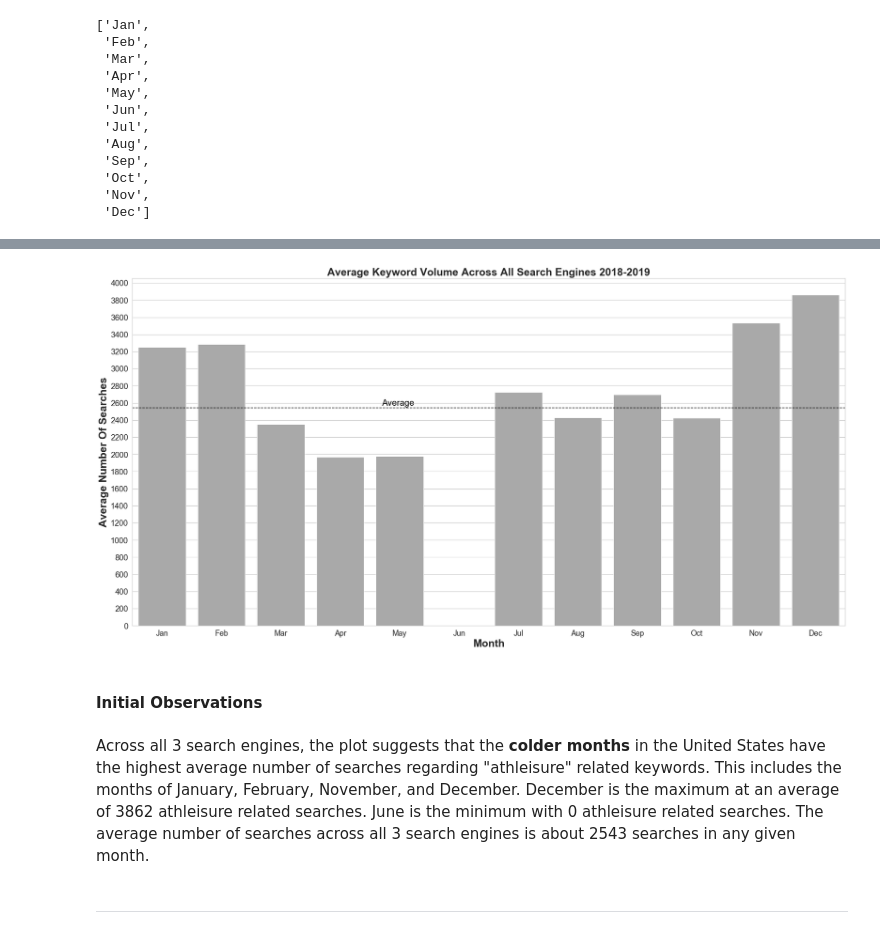
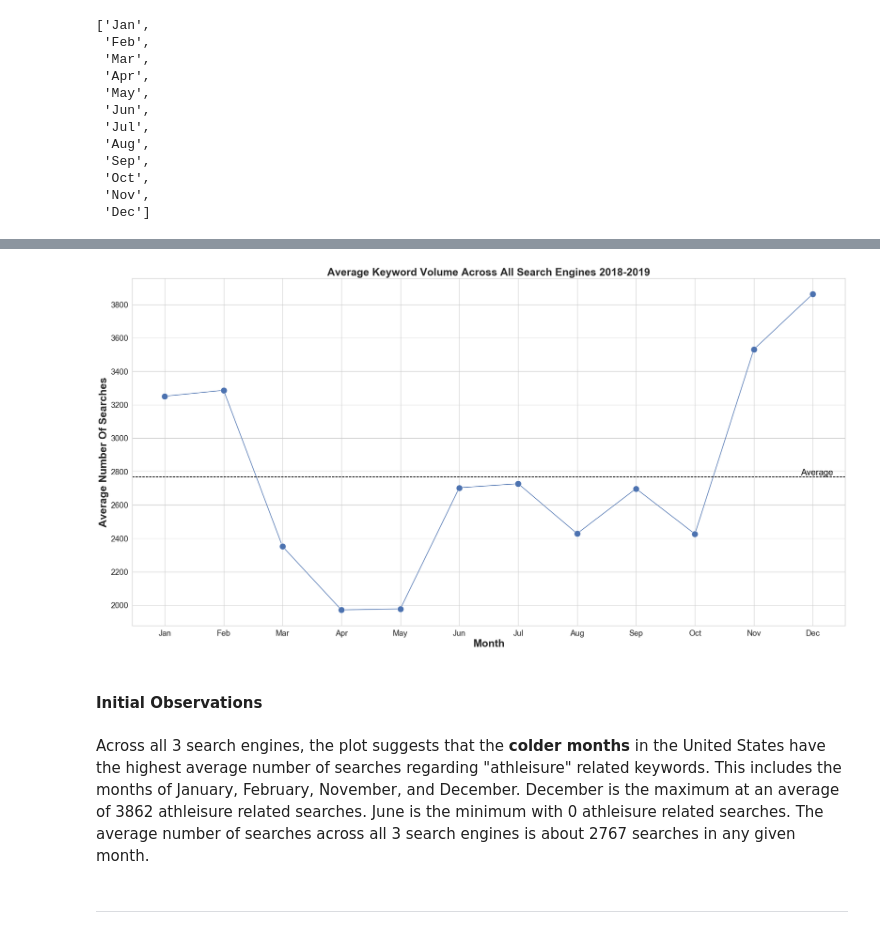
Before and after one commit to alexwcheng/athleisure-advertising, a Jupyter notebook: jupyter_notebook/Exploratory Data Analysis.ipynb, the cells around one changed output, grey strips where cells are left out. Saved outputs shown, nothing was run; the diff lists cells and outputs as text; code cells hidden in the pictures.

```diff
--- a/jupyter_notebook/Exploratory Data Analysis.ipynb
+++ b/jupyter_notebook/Exploratory Data Analysis.ipynb
@@ -105,0 +125,14 @@ Between the 3 search engines, <b>Google clearly has the vastest total U.S. searc
+# %%
+#barplot of total search volume for our 77 keywords only across all 3 major search engines
+
+sns.set(style="whitegrid", color_codes=True, font_scale=1.7)
+fig, ax = plt.subplots()
+fig.set_size_inches(10,15)
+ax = sns.barplot(x="engine", y="volume", ci=None, color='lightgrey', data=total_volume_keywords_usa)
+plt.xlabel('Search Engine', fontsize=15, weight = 'bold')
+plt.ylabel('Total Search Volume For Athleisure Keywords In The U.S. (In Millions Of Searches)', fontsize=15, weight = 'bold')
+plt.title('Total U.S. Search Volume For Athleisure Keywords', fontsize=15, weight = 'bold')
+ax.set_xticklabels(ax.get_xticklabels(), fontsize=15, rotation=0)
+ax.set_yticklabels(ax.get_yticklabels(), fontsize=15, rotation=0)
+plt.yticks(ax.get_yticks(), ax.get_yticks()/1000000)
+plt.show()
@@ -105,0 +169,14 @@ Between the 3 search engines, <b>Google clearly has the vastest total U.S. searc
+# %%
+#barplot of total search volume for our 77 keywords only across all 3 major search engines
+
+sns.set(style="whitegrid", color_codes=True, font_scale=1.7)
+fig, ax = plt.subplots()
+fig.set_size_inches(10,15)
+ax = sns.barplot(x="engine", y="ratio", ci=None, color='lightgrey', data=search_ratio_df)
+plt.xlabel('Search Engine', fontsize=15, weight = 'bold')
+plt.ylabel('Ratio Of Athleisure Searches Vs. Total Searches)', fontsize=15, weight = 'bold')
+plt.title('Ratio Of Athleisure Searches Vs. Total Searches In The U.S.', fontsize=15, weight = 'bold')
+ax.set_xticklabels(ax.get_xticklabels(), fontsize=15, rotation=0)
+ax.yaxis.set_major_locator(ticker.MultipleLocator(.01))
+ax.yaxis.set_major_formatter(ticker.ScalarFormatter())
+plt.show()
@@ -186,27 +271,25 @@ display(means_by_month.describe())
 | 75% | 3259.844907 |
 | max | 3862.773148 |
 # %%
-#barplot of average volumes by month for all selected keywords aggregated across all 3 search engines
-
+#lineplot of average volumes by month for all selected keywords aggregated across all 3 search engines
 sns.set(style="whitegrid", color_codes=True, font_scale=1.7)
 fig, ax = plt.subplots()
 fig.set_size_inches(30,15)
-ax = sns.barplot(x="month", y="mean", ci=None, color='darkgrey', data=means_by_month)
-plt.xlabel('Month', fontsize=25, weight = 'bold')
-plt.ylabel('Average Number Of Searches', fontsize=25, weight = 'bold')
-plt.title('Average Keyword Volume Across All Search Engines 2018-2019', fontsize=25, weight = 'bold')
-ax.set_xticklabels(ax.get_xticklabels(), fontsize=18, rotation=0)
+ax = sns.lineplot(x="month", y="mean", marker="o", ci=0, markersize=15, data=means_by_month, sort=False)
 ax.yaxis.set_major_locator(ticker.MultipleLocator(200))
 ax.yaxis.set_major_formatter(ticker.ScalarFormatter())
-ax.axhline(2542.618827, ls='--', color='black')
-ax.text(3.7,2570, "Average", color='black')
+plt.title('Average Keyword Volume Across All Search Engines 2018-2019', fontsize=25, weight = 'bold')
+plt.ylabel('Average Number Of Searches', fontsize=25, weight = 'bold')
+plt.xlabel('Month', fontsize=25, weight = 'bold')
+ax.axhline(2767.857639, ls='--', color='black')
+ax.text(10.8,2780, "Average", color='black')
 plt.show()
 # %% [output]
-[figure, old version]
+[figure, new version]
 # %% [markdown]
 #### Initial Observations
 # %% [markdown]
-Across all 3 search engines, the plot suggests that the <b>colder months</b> in the United States have the highest average number of searches regarding "athleisure" related keywords. This includes the months of January, February, November, and December. December is the maximum at an average of 3862 athleisure related searches. June is the minimum with 0 athleisure related searches. The average number of searches across all 3 search engines is about 2543 searches in any given month.
+Across all 3 search engines, the plot suggests that the <b>colder months</b> in the United States have the highest average number of searches regarding "athleisure" related keywords. This includes the months of January, February, November, and December. December is the maximum at an average of 3862 athleisure related searches. June is the minimum with 0 athleisure related searches. The average number of searches across all 3 search engines is about 2767 searches in any given month.
 # %% [markdown]
 ___
 # %% [markdown]
```
Also changed, not shown: parts of 71 cells of this notebook, 5 other files.
